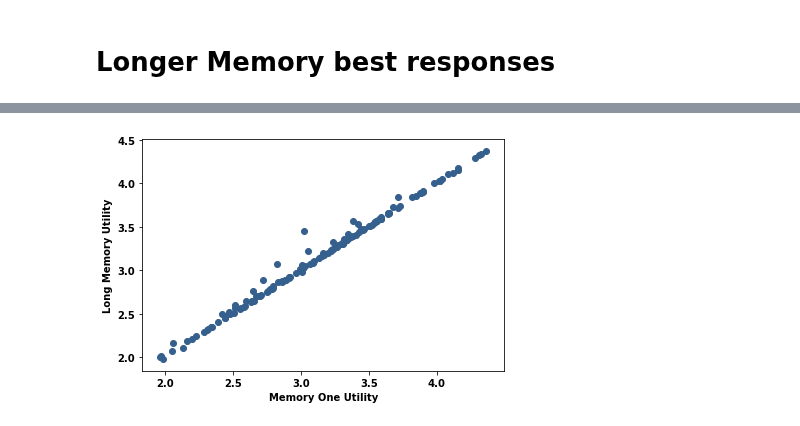
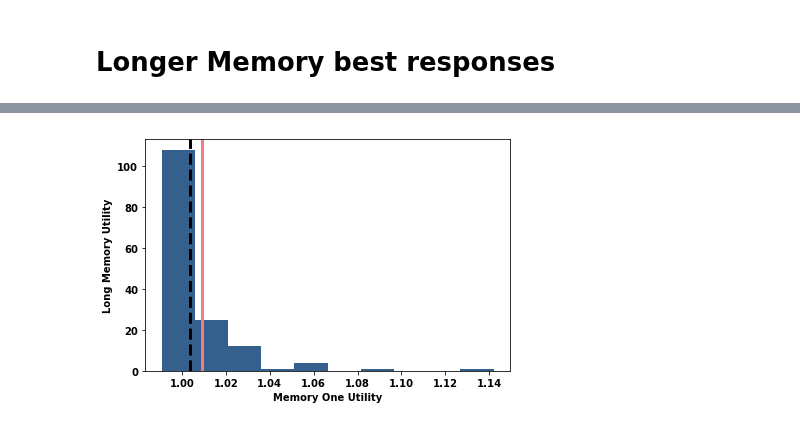
Before and after one commit to Nikoleta-v3/Memory-size-in-the-prisoners-dilemma, a Jupyter notebook: nbs/3. Numerical experiments.ipynb, the cells around one changed output, grey strips where cells are left out. Drawn from its saved outputs; the diff is of its cells as text; code cells hidden in the pictures.

Commit message:
run numerical experiments notebook and tweak plots

```diff
--- a/nbs/3. Numerical experiments.ipynb
+++ b/nbs/3. Numerical experiments.ipynb
@@ -354,15 +352,32 @@ x = range(len(df_with_gambler["gambler_utility"]))
 # %%
 fig, axes = plt.subplots()
 
-plt.scatter(df_with_gambler["mem_one_utility"],
-            df_with_gambler["gambler_utility"],
-            label="Gambler(2, 1, 1)", color=color);
+ratio = df_with_gambler["gambler_utility"] / df_with_gambler["mem_one_utility"]
+
+# plt.scatter(df_with_gambler["mem_one_utility"],
+#             df_with_gambler["gambler_utility"],
+#             label="Gambler(2, 1, 1)", color=color);
+
+plt.hist(ratio, color=color)
+
+axes.axvline(
+    np.median(ratio),
+    color="black",
+    linestyle="dashed",
+    linewidth=3,
+    label="median=%s" % round(np.median(ratio), 3)
+)
+
+axes.axvline(
+    np.mean(ratio), color="lightcoral", linewidth=3,
+    label="mean=%s" % round(np.mean(ratio), 3)
+)
 
 plt.ylabel("Long Memory Utility", fontsize=10, fontweight="bold")
 plt.xlabel("Memory One Utility", fontsize=10, fontweight="bold");
 
 fig.tight_layout()
 
 plt.savefig('../img/gambler_performance_against_mem_one.pdf')
 # %% [output]
-[figure, old version]
+[figure, new version]
```
Also changed, not shown: parts of 6 cells of this notebook, 11 other files.
